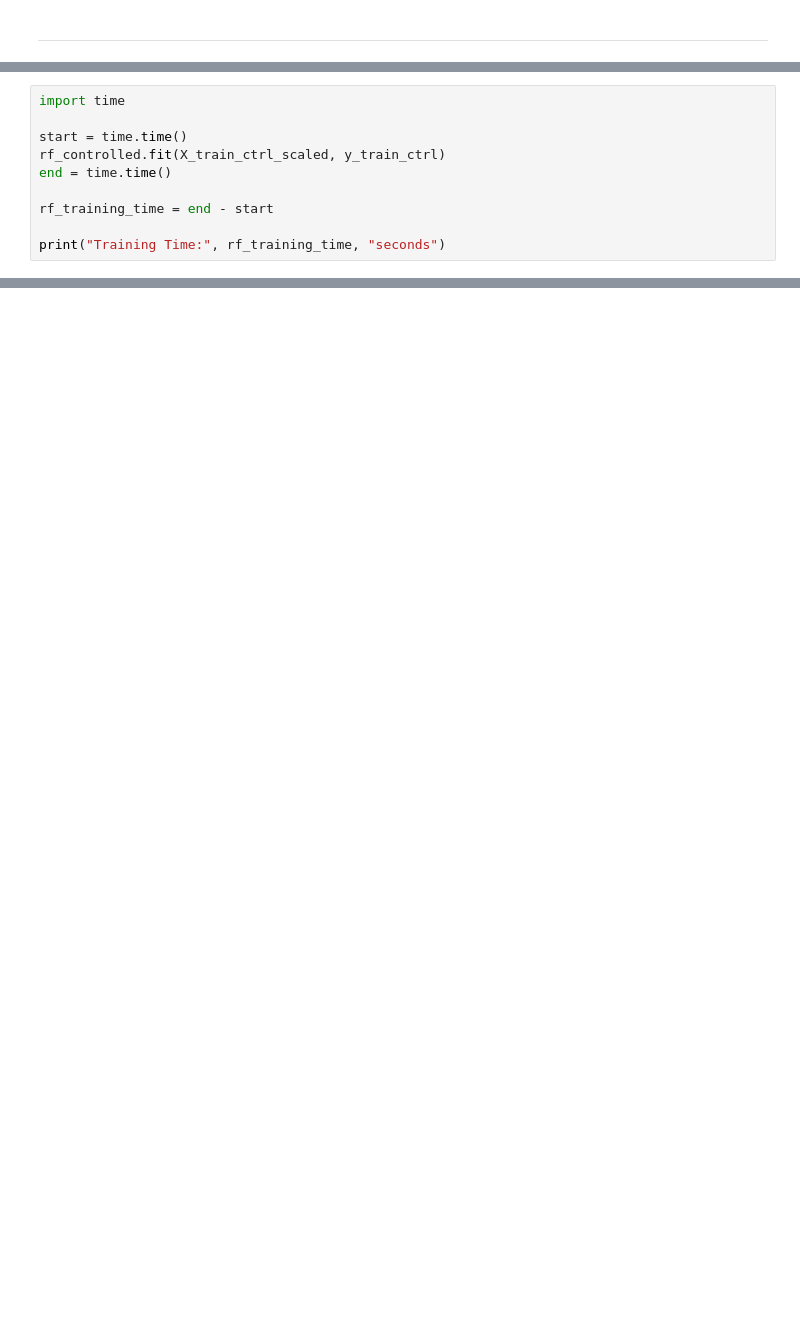
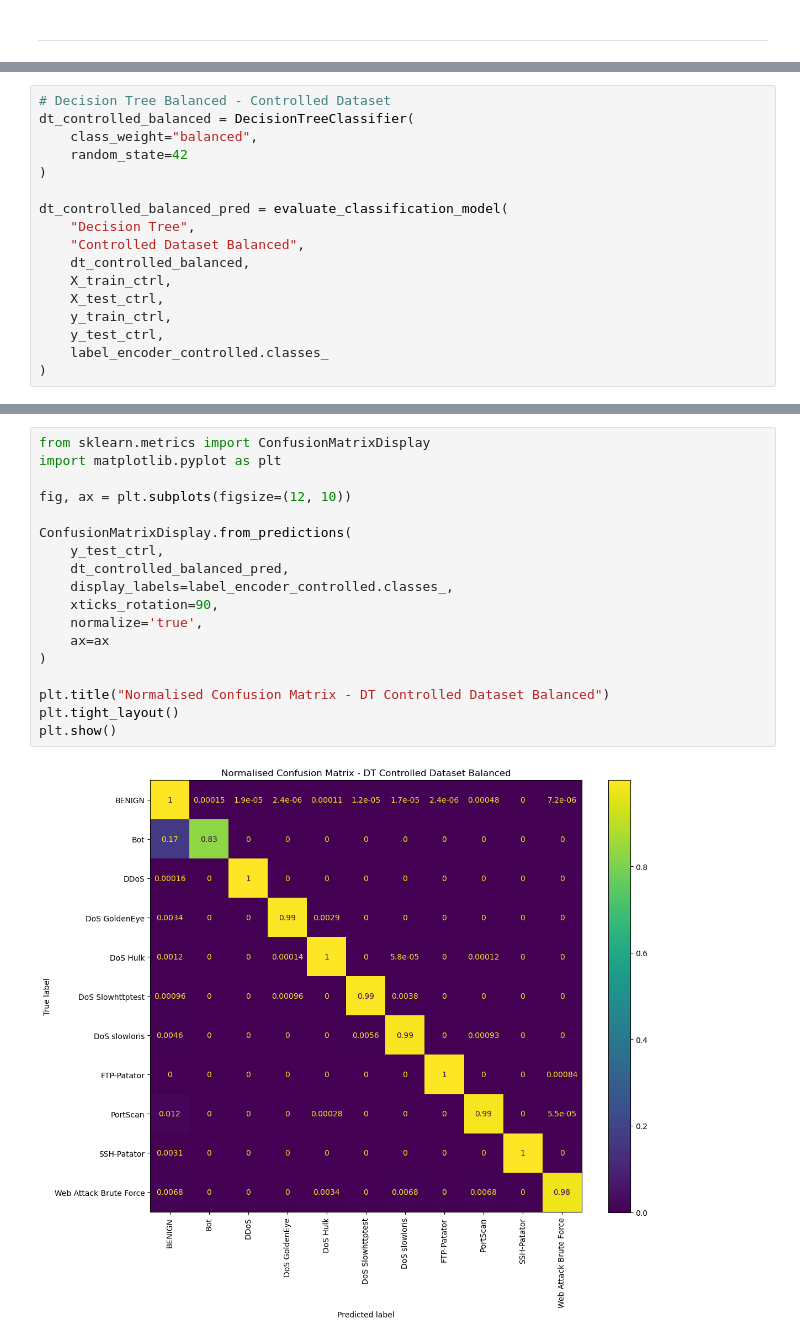
Before and after one commit to Thiago2022161/IDS-CA2-Thiago, a Jupyter notebook: IDS_CA2.ipynb, the cells around one changed output, grey strips where cells are left out. Drawn from its saved outputs; the diff is of its cells as text; blank space fills up the shorter version.

```diff
--- a/IDS_CA2.ipynb
+++ b/IDS_CA2.ipynb
@@ -1444,10 +1210,0 @@ Std Dev: 0.0003141921611629055
-# %%
-import time
-
-start = time.time()
-rf_controlled.fit(X_train_ctrl_scaled, y_train_ctrl)
-end = time.time()
-
-rf_training_time = end - start
-
-print("Training Time:", rf_training_time, "seconds")
@@ -2375,0 +1833,17 @@ The Bot class remains the main limitation of the selected model and should be co
+# %%
+# Decision Tree Balanced - Controlled Dataset
+dt_controlled_balanced = DecisionTreeClassifier(
+    class_weight="balanced",
+    random_state=42
+)
+
+dt_controlled_balanced_pred = evaluate_classification_model(
+    "Decision Tree",
+    "Controlled Dataset Balanced",
+    dt_controlled_balanced,
+    X_train_ctrl,
+    X_test_ctrl,
+    y_train_ctrl,
+    y_test_ctrl,
+    label_encoder_controlled.classes_
+)
@@ -2375,0 +2646,20 @@ The Bot class remains the main limitation of the selected model and should be co
+# %%
+from sklearn.metrics import ConfusionMatrixDisplay
+import matplotlib.pyplot as plt
+
+fig, ax = plt.subplots(figsize=(12, 10))
+
+ConfusionMatrixDisplay.from_predictions(
+    y_test_ctrl,
+    dt_controlled_balanced_pred,
+    display_labels=label_encoder_controlled.classes_,
+    xticks_rotation=90,
+    normalize='true',
+    ax=ax
+)
+
+plt.title("Normalised Confusion Matrix - DT Controlled Dataset Balanced")
+plt.tight_layout()
+plt.show()
+# %% [output]
+[figure, added]
```
Also changed, not shown: parts of 232 cells of this notebook.
